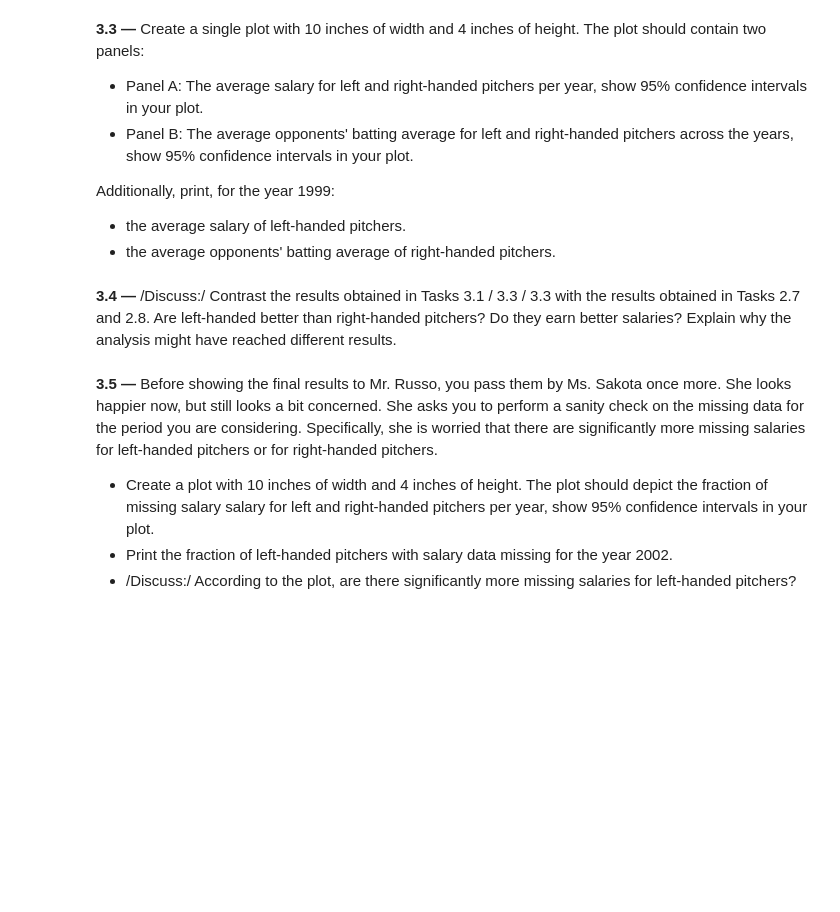
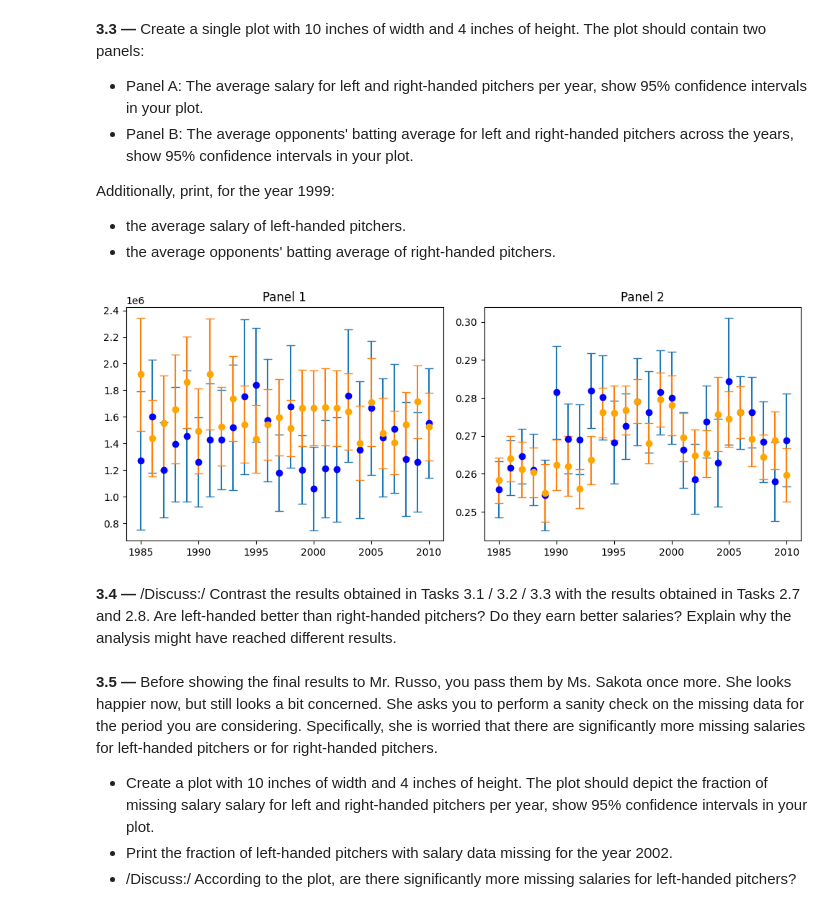
Before and after one commit to benjaminAouzir/FautTrouverUnNomPourADA, a Jupyter notebook: 01 - Pandas Data Wrangling and Data Viz/h1.ipynb, the cells around one changed output. Saved outputs shown, nothing was run; the diff lists cells and outputs as text; code cells hidden in the pictures; blank space fills up the shorter version.

Commit message:
task 2 finie full + task 3 sans les discuss

```diff
--- a/01 - Pandas Data Wrangling and Data Viz/h1.ipynb
+++ b/01 - Pandas Data Wrangling and Data Viz/h1.ipynb
@@ -461,8 +546,64 @@ Additionally, print, for the year 2007:
 Additionally, print, for the year 1999:
 - the average salary of left-handed pitchers.
 - the average opponents' batting average of right-handed pitchers.
+# %%
+#Get the mean and CI for left and right handed pitchers
+left_by_year = left_handed.groupby(left_handed['yearID']).apply(lambda x: pd.Series({
+        'avg': x["salary"].mean(),
+        'interval': x["salary"].std()*1.96/np.sqrt(x["salary"].shape[0])
+    }))
+
+right_by_year = right_handed.groupby('yearID').apply(lambda x: pd.Series({
+        'avg': x["salary"].mean(),
+        "interval": x["salary"].std()*1.96/np.sqrt(x["salary"].shape[0])
+    }))
+
+left_bat_by_year = left_handed.groupby(left_handed['yearID']).apply(lambda x: pd.Series({
+        'avg': x["BAOpp"].mean(),
+        'interval': x["BAOpp"].std()*1.96/np.sqrt(x["BAOpp"].shape[0])
+    }))
+
+right_bat_by_year = right_handed.groupby('yearID').apply(lambda x: pd.Series({
+        'avg': x["BAOpp"].mean(),
+        "interval": x["BAOpp"].std()*1.96/np.sqrt(x["BAOpp"].shape[0])
+    }))
+
+# Set the width and height of the figure
+plt.figure(figsize=(10, 4))
+
+# Create the first panel
+plt.subplot(121)  # 1 row, 2 columns, panel 1
+plt.errorbar(left_by_year.index, left_by_year.avg,
+             yerr = left_by_year.interval,
+             capsize= 4,fmt=" ")
+plt.errorbar(right_by_year.index, right_by_year.avg,
+             yerr = right_by_year.interval,
+             capsize= 4,fmt=' ')
+plt.plot(left_by_year.avg, marker="o",linestyle=" ", color="blue")
+plt.plot(right_by_year.avg, marker="o",linestyle=" ", color="orange")
+plt.title("Panel 1")
+
+# Create the second panel
+plt.subplot(122)  # 1 row, 2 columns, panel 2
+plt.errorbar(left_bat_by_year.index, left_bat_by_year.avg,
+             yerr = left_bat_by_year.interval,
+             capsize= 4,fmt=" ")
+plt.errorbar(right_bat_by_year.index, right_bat_by_year.avg,
+             yerr = right_bat_by_year.interval,
+             capsize= 4,fmt=' ')
+plt.plot(left_bat_by_year.avg, marker="o",linestyle=" ", color="blue")
+plt.plot(right_bat_by_year.avg, marker="o",linestyle=" ", color="orange")
+plt.title("Panel 2")
+
+# Adjust spacing between panels
+plt.tight_layout()
+
+# Show the plot
+plt.show()
+# %% [output]
+[figure, added]
 # %% [markdown]
-**3.4 —** /Discuss:/ Contrast the results obtained in Tasks 3.1 / 3.3 / 3.3 with the results obtained in Tasks 2.7 and 2.8. Are left-handed better than right-handed pitchers? Do they earn better salaries? Explain why the analysis might have reached different results.
+**3.4 —** /Discuss:/ Contrast the results obtained in Tasks 3.1 / 3.2 / 3.3 with the results obtained in Tasks 2.7 and 2.8. Are left-handed better than right-handed pitchers? Do they earn better salaries? Explain why the analysis might have reached different results.
 # %% [markdown]
 **3.5 —** Before showing the final results to Mr. Russo, you pass them by Ms. Sakota once more. She looks happier now, but still looks a bit concerned. She asks you to perform a sanity check on the missing data for the period you are considering. Specifically, she is worried that there are significantly more missing salaries for left-handed pitchers or for right-handed pitchers.
 
```
Also changed, not shown: parts of 9 cells of this notebook.
